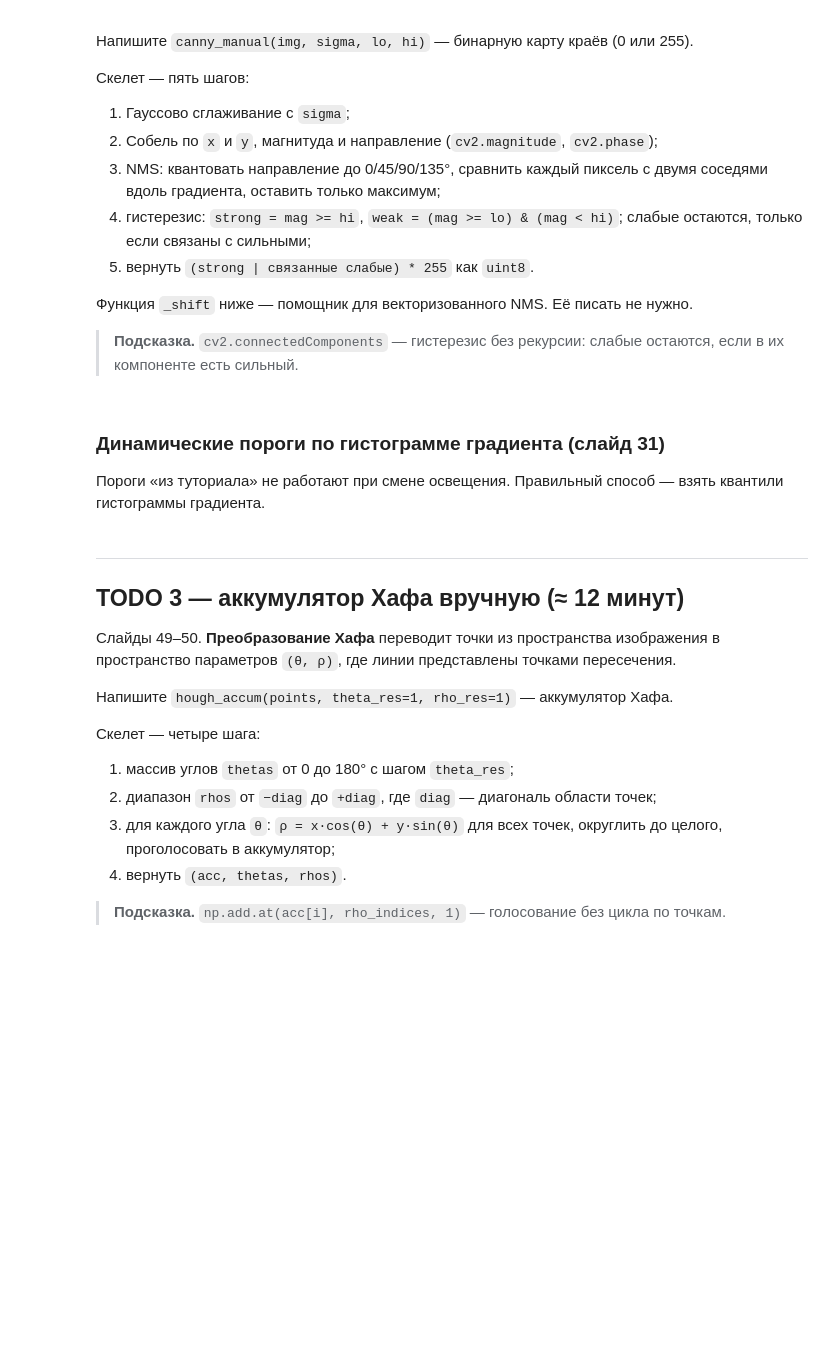
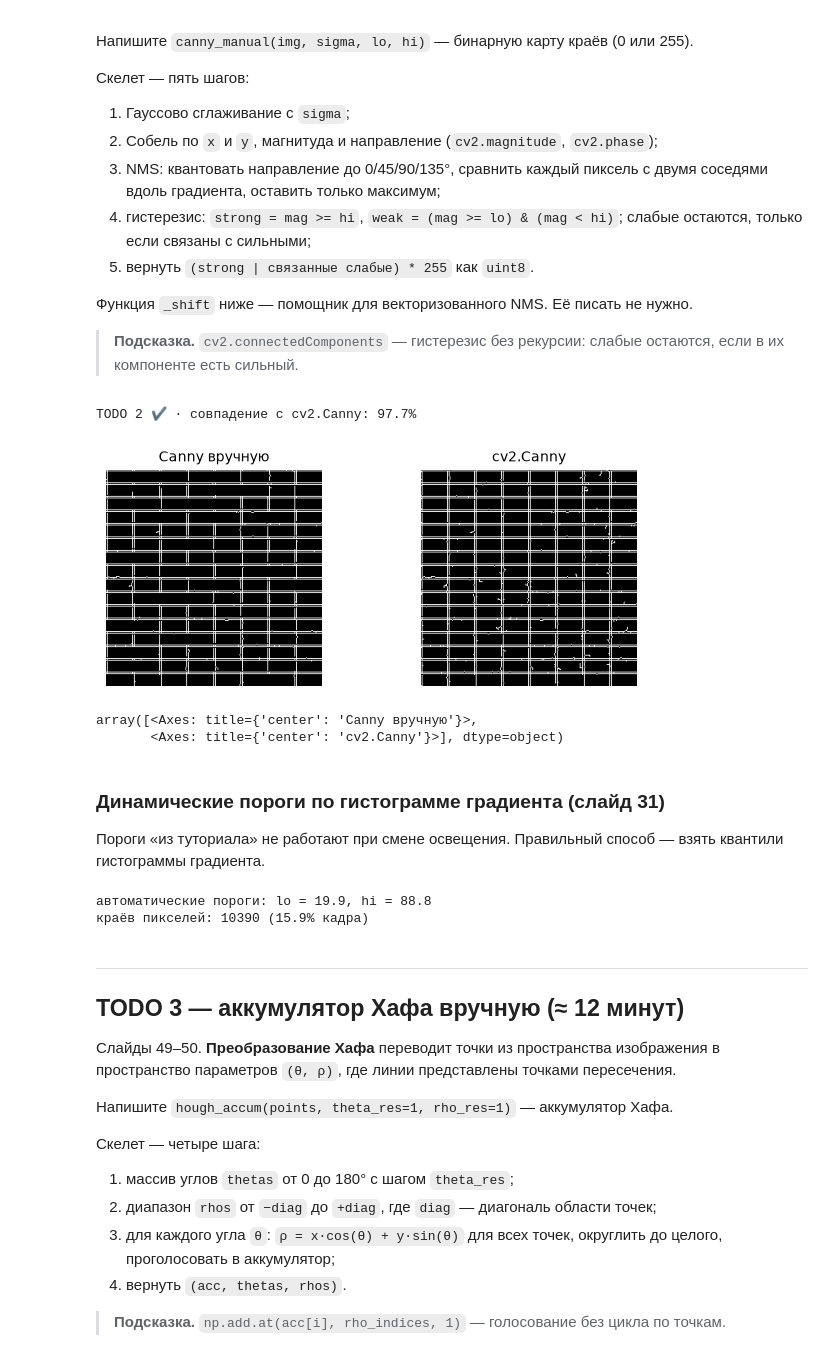
Before and after one commit to IlyaShaglaev/iu-intro-cv, a Jupyter notebook: labs/lab07-edge/lab07.ipynb, the cells around one changed output. Drawn from its saved outputs; the diff is of its cells as text; code cells hidden in the pictures; blank space fills up the shorter version.

Commit message:
Resolve merge conflict, keep local lab08

```diff
--- a/labs/lab07-edge/lab07.ipynb
+++ b/labs/lab07-edge/lab07.ipynb
@@ -172,7 +187,12 @@ def gradient_mag(img, ksize=3, sigma=0):
     """Магнитуда градиента (Собель), опционально с Гауссовым сглаживанием перед производной."""
     # ───────────────────────── ВАШ КОД ─────────────────────────
     # 4–5 строк: привести к float64; если sigma > 0 — GaussianBlur; Sobel по x и y; magnitude
-    raise NotImplementedError("TODO 1")
+    im = img.astype(np.float64)
+    if sigma > 0:
+        im = cv2.GaussianBlur(im, (0, 0), sigma)
+    gx = cv2.Sobel(im, cv2.CV_64F, 1, 0, ksize=ksize)
+    gy = cv2.Sobel(im, cv2.CV_64F, 0, 1, ksize=ksize)
+    return cv2.magnitude(gx, gy)
     # ───────────────────────────────────────────────────────────
 
 
@@ -182,6 +202,6 @@ assert g.min() >= 0, "магнитуда градиента не может бы
 g_s = gradient_mag(noisy_crop, ksize=3, sigma=1.0)
 assert g_s.std() < g.std(), "сглаживание должно уменьшать дисперсию градиента на шумном кадре: сейчас %.1f против %.1f" % (g_s.std(), g.std())
 # На однородном участке дисперсия градиента должна быть близка к нулю (для чистого кадра)
-g_flat = gradient_mag(photo[CROP], ksize=3, sigma=0)
+g_flat = gradient_mag(photo[FLAT], ksize=3, sigma=0)
 assert g_flat.std() < 50, "на однородном участке дисперсия градиента должна быть небольшой"
 print("TODO 1 ✔ · std градиента без сглаживания %.1f, со сглаживанием σ 1 — %.1f" % (g.std(), g_s.std()))
@@ -233,34 +260,66 @@ def _shift(mag, q, d):
     elif q == 2:  # вертикальный градиент: соседи сверху/снизу
         if d > 0:
             out[:-1, :] = mag[1:, :]
         else:
             out[1:, :] = mag[:-1, :]
     else:  # q == 3, 135°
         if d > 0:
             out[:-1, :-1] = mag[1:, 1:]
         else:
             out[1:, 1:] = mag[:-1, :-1]
     return out
 
 
 def canny_manual(img, sigma, lo, hi):
     """Canny вручную: сглаживание → градиент → NMS → гистерезис → бинарная карта краёв."""
     # ───────────────────────── ВАШ КОД ─────────────────────────
     # 10–14 строк: GaussianBlur; Sobel; magnitude+phase; квантование угла; NMS через _shift; гистерезис через connectedComponents; return uint8 * 255
-    raise NotImplementedError("TODO 2")
+    blur = cv2.GaussianBlur(img.astype(np.float64), (0, 0), sigma)
+    gx = cv2.Sobel(blur, cv2.CV_64F, 1, 0, ksize=3)
+    gy = cv2.Sobel(blur, cv2.CV_64F, 0, 1, ksize=3)
+    mag = cv2.magnitude(gx, gy)
+    ang = cv2.phase(gx, gy, angleInDegrees=True) % 180.0
+
+    q = np.zeros(ang.shape, dtype=np.int32)
+    q[(ang >=  22.5) & (ang <  67.5)] = 3
+    q[(ang >=  67.5) & (ang < 112.5)] = 2
+    q[(ang >= 112.5) & (ang < 157.5)] = 1
+
+    nms = np.zeros_like(mag)
+    for qv in range(4):
+        m  = (q == qv)
+        s1 = _shift(mag, qv, +1)
+        s2 = _shift(mag, qv, -1)
+        keep = (mag >= s1) & (mag >= s2)
+        nms[m & keep] = mag[m & keep]
+
+    strong = nms >= hi
+    weak   = (nms >= lo) & (nms <  hi)
+    candidate = strong | weak
+    _, labels = cv2.connectedComponents(candidate.astype(np.uint8))
+    strong_labels = np.unique(labels[strong])
+    strong_labels = strong_labels[strong_labels != 0]
+    keep_mask = np.isin(labels, strong_labels)
+
+    return (candidate & keep_mask).astype(np.uint8) * 255
     # ───────────────────────────────────────────────────────────
 
 
 edges_mine = canny_manual(noisy_crop, sigma=1.0, lo=30, hi=100)
 edges_cv = cv2.Canny(cv2.GaussianBlur(noisy_crop, (0, 0), 1.0), 30, 100)
 assert edges_mine.shape == noisy_crop.shape and edges_mine.dtype == np.uint8, "результат — массив того же размера, что кадр, в uint8"
 assert set(np.unique(edges_mine)).issubset({0, 255}), "результат должен быть бинарным: 0 или 255"
 assert edges_mine.sum() > 0, "на кропе с лестницей должны быть края"
 # Совпадение с cv2.Canny: доля совпавших пикселей (с учётом возможного небольшого расхождения на границах)
 overlap = (edges_mine == edges_cv).mean()
 assert overlap > 0.85, "доля совпавших пикселей с cv2.Canny должна быть > 0.85 (сейчас %.3f)" % overlap
 print("TODO 2 ✔ · совпадение с cv2.Canny: %.1f%%" % (100 * overlap))
 viz.grid({"Canny вручную": edges_mine, "cv2.Canny": edges_cv}, cols=2, size=3.4)
+# %% [output]
+TODO 2 ✔ · совпадение с cv2.Canny: 97.7%
+[figure, added]
+array([<Axes: title={'center': 'Canny вручную'}>,
+       <Axes: title={'center': 'cv2.Canny'}>], dtype=object)
 # %% [markdown]
 ### Динамические пороги по гистограмме градиента (слайд 31)
 
@@ -272,6 +331,9 @@ hi_auto = np.percentile(g, 90)                                 # верхний
 edges_auto = canny_manual(noisy_crop, sigma=1.0, lo=lo_auto, hi=hi_auto)
 print("автоматические пороги: lo = %.1f, hi = %.1f" % (lo_auto, hi_auto))
 print("краёв пикселей: %d (%.1f%% кадра)" % ((edges_auto > 0).sum(), 100 * (edges_auto > 0).mean()))
+# %% [output]
+автоматические пороги: lo = 19.9, hi = 88.8
+краёв пикселей: 10390 (15.9% кадра)
 # %% [markdown]
 ---
 
```
Also changed, not shown: parts of 11 cells of this notebook, 1 other file.
